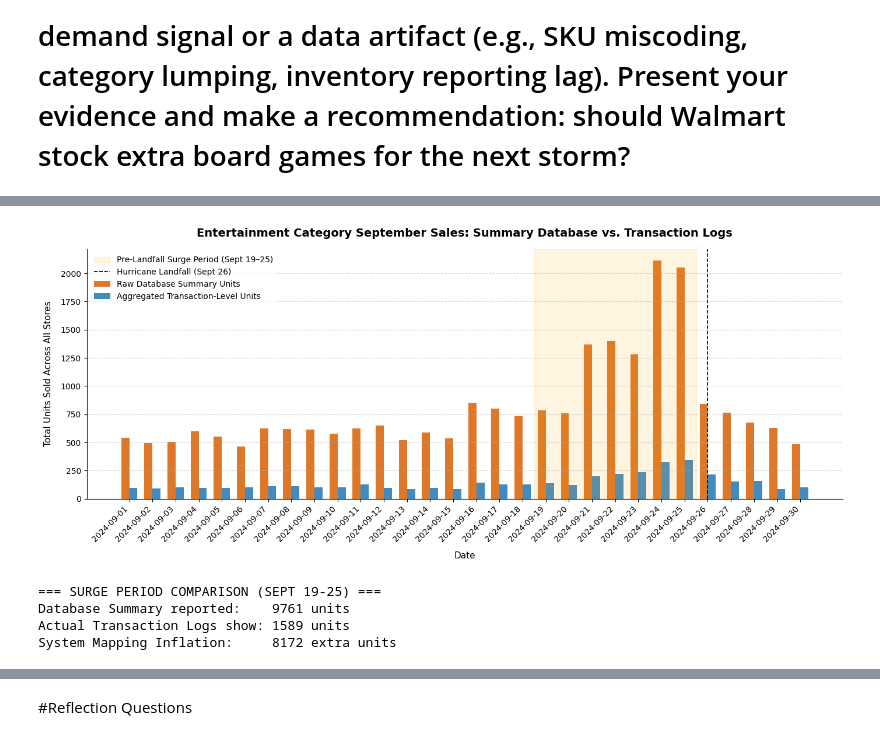
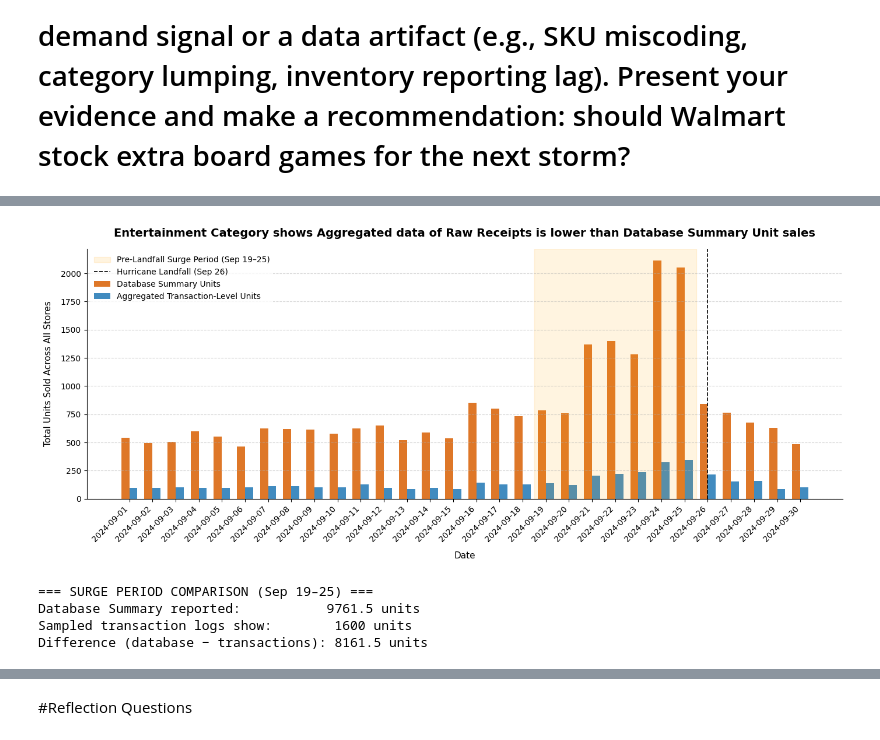
Before and after one commit to clairinelou/walmart-hurricane-project, a Jupyter notebook: notebooks/DS_2002_Project_Working_Doc.ipynb, the cells around one changed output, grey strips where cells are left out. Cells and saved outputs as stored; diff of their text form; code cells hidden in the pictures.

```diff
--- a/notebooks/DS_2002_Project_Working_Doc.ipynb
+++ b/notebooks/DS_2002_Project_Working_Doc.ipynb
@@ -749,5 +772,2 @@ I cleaned the transaction data by removing 30 duplicate rows, standardizing text
 # %% [markdown]
 ### Distribution Data Cleaning
-# %%
-distributions = pd.read_csv(f"{BASE_URL}/distribution_centers.csv")
-distributions.head()
@@ -2717,8 +2478,8 @@ Rows without weather (Tallahassee) are listed to show its existence, but then re
 # %%
 weather_cols = {
-    "precipitation_sum": "Precipitation",
-    "wind_speed_10m_max": "Max wind speed",
-    "pressure_msl_mean": "Mean pressure",
+    "precipitation_sum": "Precipitation (mm)",
+    "wind_speed_10m_max": "Max wind speed (km/h)",
+    "pressure_msl_mean": "Mean pressure (hPa)",
 }
 
 corr_table = (
@@ -2727,18 +2488,19 @@ corr_table = (
     .xs("sales_index", level=1)[list(weather_cols)]
     .rename(columns=weather_cols)
 )
-corr_table = corr_table.sort_values("Mean pressure")
+corr_table = corr_table.sort_values("Mean pressure (hPa)")
 display(corr_table.round(2))
 
-fig, ax = plt.subplots(figsize=(7, 6))
+fig, ax = plt.subplots(figsize=(8, 6))
 im = ax.imshow(corr_table.values, cmap="RdBu_r", vmin=-1, vmax=1)
-ax.set_xticks(range(len(corr_table.columns)), corr_table.columns)
+ax.set_xticks(range(len(corr_table.columns)), corr_table.columns,
+              rotation=30, ha="right")
 ax.set_yticks(range(len(corr_table.index)), corr_table.index)
 for i in range(corr_table.shape[0]):
     for j in range(corr_table.shape[1]):
         ax.text(j, i, f"{corr_table.iat[i, j]:.2f}", ha="center", va="center")
 fig.colorbar(im, ax=ax, label="Spearman correlation")
-ax.set_title("Weather vs. Daily Sales (relative to each store's baseline)")
+ax.set_title("Decreasing pressure tracked sales more closely than rain or wind")
 plt.tight_layout()
 plt.show()
 # %% [output]
@@ -3107,7 +2928,7 @@ for i, row in enumerate(has_dist.sort_values("miles_to_path").itertuples()):
                 textcoords="offset points", xytext=(0, heights[i % 4]),
                 ha="center", fontsize=8)
 
-ax.set_title(f"Surge timing by distance (Spearman r = {r_onset:.2f})",
+ax.set_title(f"Nearly all stores began surging 10 days out, regardless of distance",
              loc="left", fontsize=12)
 ax.set_xlabel("miles from predicted storm path")
 ax.set_ylabel("surge started (days before landfall)")
@@ -3440,17 +3739,17 @@ The information produced from this code reveals to us that they do not line up p
 # %%
-import matplotlib.pyplot as plt
-import numpy as np
-import pandas as pd
-
+surge_start = pd.Timestamp("2024-09-19")
+surge_end = pd.Timestamp("2024-09-25")
+landfall = pd.Timestamp("2024-09-26")
 
 db_daily = (
     sales_clean[sales_clean["category"] == "Entertainment"]
+    .dropna(subset=["date"])
+    .assign(date=lambda d: d["date"].dt.normalize())  # match transaction days, as in Check B
     .groupby("date")["total_units"]
     .sum()
     .rename("database_units")
     .to_frame()
 )
-
 
 tx_daily = (
     transactions_clean[transactions_clean["category_clean"] == "Entertainment"]
@@ -3462,9 +3761,16 @@ tx_daily = (
     .to_frame()
 )
 
-
 plot_data = db_daily.join(tx_daily, how="outer").fillna(0).sort_index()
 
+# Show every calendar day (including the surge and landfall dates) so days with
+# no sales appear as zeros instead of disappearing
+full_range = pd.date_range(
+    min(plot_data.index.min(), surge_start),
+    max(plot_data.index.max(), landfall),
+    freq="D",
+)
+plot_data = plot_data.reindex(full_range, fill_value=0)
 
 x_dates = plot_data.index
 x_indices = np.arange(len(x_dates))
@@ -3472,16 +3778,14 @@ width = 0.35
 
 fig, ax = plt.subplots(figsize=(14, 6))
 
-
 rects1 = ax.bar(
     x_indices - width/2,
     plot_data["database_units"],
     width,
-    label="Raw Database Summary Units",
+    label="Database Summary Units",
     color="#d95f02",
     alpha=0.85
 )
-
 
 rects2 = ax.bar(
     x_indices + width/2,
@@ -3492,56 +3796,55 @@ rects2 = ax.bar(
     alpha=0.85
 )
 
-
 ax.set_title(
-    "Entertainment Category September Sales: Summary Database vs. Transaction Logs",
+    "Entertainment Category shows Aggregated data of Raw Receipts is lower than Database Summary Unit sales",
     fontsize=14,
     fontweight="bold",
     pad=15
 )
 ax.set_xlabel("Date", fontsize=11, labelpad=10)
 ax.set_ylabel("Total Units Sold Across All Stores", fontsize=11, labelpad=10)
 
-
 ax.set_xticks(x_indices)
 ax.set_xticklabels(x_dates.strftime("%Y-%m-%d"), rotation=45, ha="right")
 
-
 ax.axvspan(
-    np.where(x_dates == "2024-09-19")[0][0] - 0.5,
-    np.where(x_dates == "2024-09-25")[0][0] + 0.5,
+    x_dates.get_loc(surge_start) - 0.5,
+    x_dates.get_loc(surge_end) + 0.5,
     color="orange",
     alpha=0.12,
-    label="Pre-Landfall Surge Period (Sept 19–25)"
+    label=f"Pre-Landfall Surge Period ({surge_start:%b %-d}–{surge_end:%-d})"
 )
 
 ax.axvline(
-    np.where(x_dates == "2024-09-26")[0][0],
+    x_dates.get_loc(landfall),
     color="black",
     linestyle="--",
     linewidth=1.2,
-    label="Hurricane Landfall (Sept 26)"
+    label=f"Hurricane Landfall ({landfall:%b %-d})"
 )
 
 ax.legend(frameon=True, facecolor="white", edgecolor="none", fontsize=10)
 ax.grid(axis="y", linestyle="--", alpha=0.5)
 
 for spine in ["top", "right"]:
     ax.spines[spine].set_visible(False)
 
 plt.tight_layout()
 plt.show()
 
+surge_subset = plot_data.loc[surge_start:surge_end]
+db_total = surge_subset["database_units"].sum()
+tx_total = int(surge_subset["transaction_units"].sum())
 
-print("=== SURGE PERIOD COMPARISON (SEPT 19-25) ===")
-surge_subset = plot_data.loc["2024-09-19":"2024-09-25"]
-print(f"Database Summary reported:    {int(surge_subset['database_units'].sum())} units")
-print(f"Actual Transaction Logs show: {int(surge_subset['transaction_units'].sum())} units")
-print(f"System Mapping Inflation:     {int(surge_subset['database_units'].sum() - surge_subset['transaction_units'].sum())} extra units")
+print(f"=== SURGE PERIOD COMPARISON ({surge_start:%b %-d}–{surge_end:%-d}) ===")
+print(f"Database Summary reported:           {db_total} units")
+print(f"Sampled transaction logs show:        {tx_total} units")
+print(f"Difference (database − transactions): {db_total - tx_total} units")
 # %% [output]
-[figure, old version]
+[figure, new version]
-=== SURGE PERIOD COMPARISON (SEPT 19-25) ===
-Database Summary reported:    9761 units
-Actual Transaction Logs show: 1589 units
-System Mapping Inflation:     8172 extra units
+=== SURGE PERIOD COMPARISON (Sep 19–25) ===
+Database Summary reported:           9761.5 units
+Sampled transaction logs show:        1600 units
+Difference (database − transactions): 8161.5 units
 # %% [markdown]
```
Also changed, not shown: parts of 165 cells of this notebook.
